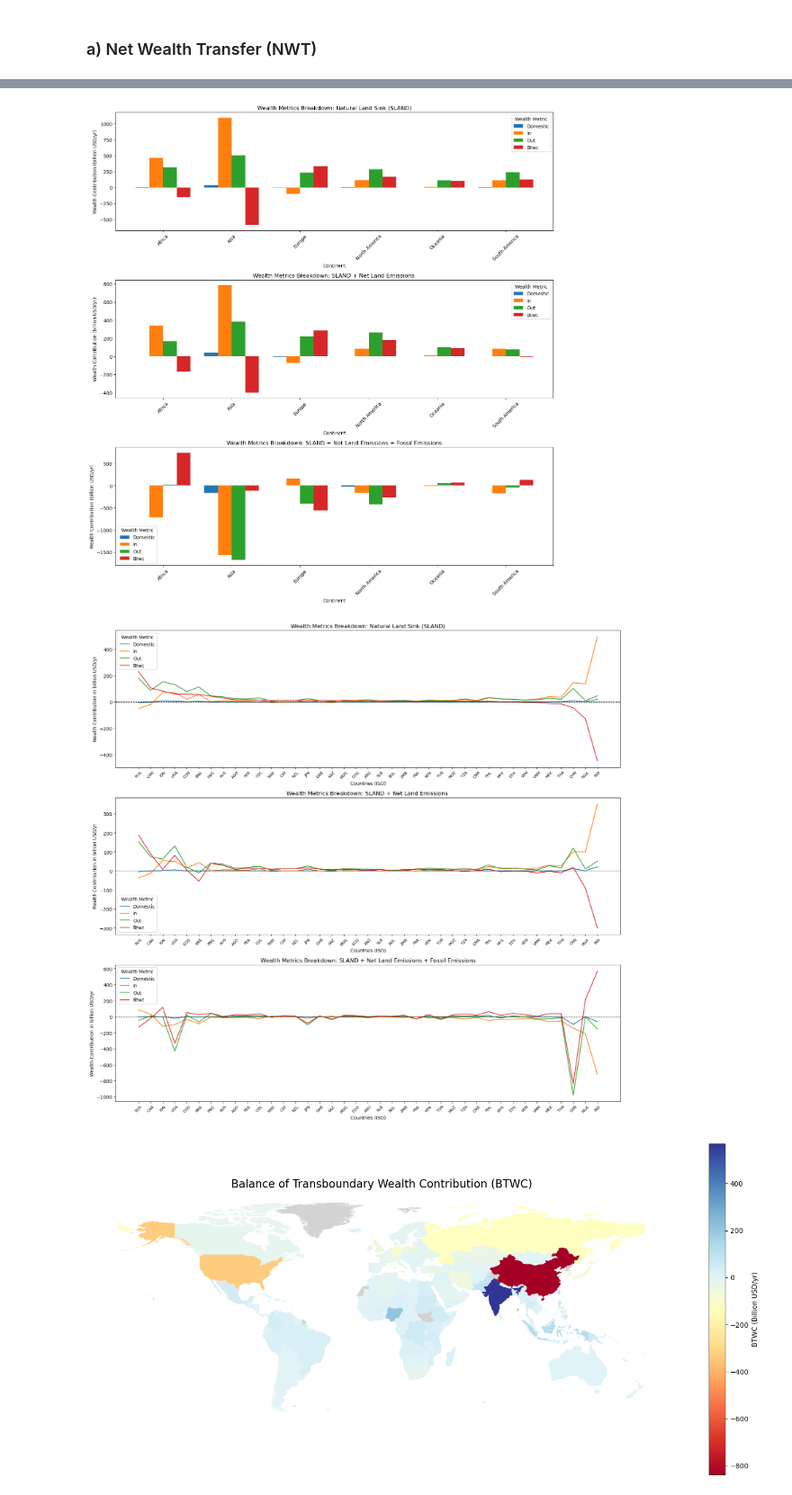
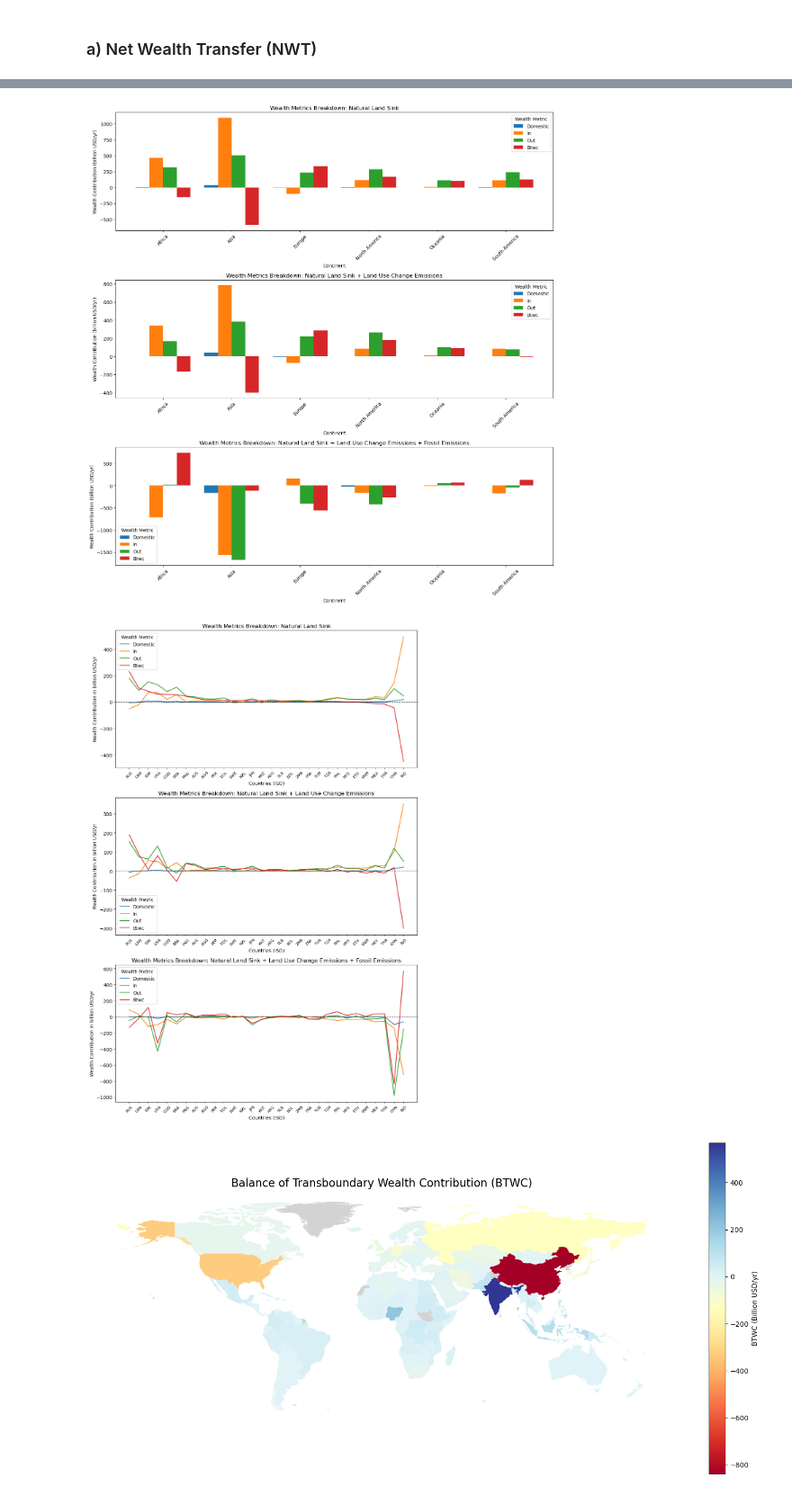
Before and after one commit to isaldiviagonzatti/landCSinkWealth, a Jupyter notebook: code/main.ipynb, the cells around one changed output, grey strips where cells are left out. Shown at 90% size. Saved outputs shown, nothing was run; the diff lists cells and outputs as text; code cells hidden in the pictures.

```diff
--- a/code/main.ipynb
+++ b/code/main.ipynb
@@ -1365,23 +1365,15 @@ countries_to_include = [
     "JPN",
     "MYS",
     "THA",
-    "KEN",
-    "MOZ",
     "VNM",
     "ZMB",
-    "MDG",
-    "CAF",
     "BOL",
     "NZL",
     "FRA",
-    "VEN",
-    "CMR",
-    "NGA",
-    "COG",
+    "DEU" "NGA",
     "TUR",
     "KAZ",
     "SLB",
-    "GAB",
     "SWE",
 ]
 # Filter the data for the selected countries
@@ -1800,9 +1794,9 @@ plt.show()
 # %%
 # Flux descriptions (dictionary)
 flux_descriptions = {
-    "SLAND": "Natural Land Sink (SLAND)",
-    "F_ab": "SLAND + Net Land Emissions ",
-    "F_abc": "SLAND + Net Land Emissions + Fossil Emissions",
+    "SLAND": "Natural Land Sink",
+    "F_ab": "Natural Land Sink + Land Use Change Emissions",
+    "F_abc": "Natural Land Sink + Land Use Change Emissions + Fossil Emissions",
 }
 # Group wealth metrics by continent
 
@@ -1864,7 +1858,7 @@ plt.savefig(imgDir + "Wealth_metrics_bar.jpg", format="jpg")
 
 plt.show()
 # %% [output]
-[figure, old version]
+[figure, new version]
 # %%
 # Sort the filtered dataframe by SLAND_BTWC in descending order
 filtered_df = filtered_df.sort_values(by="SLAND_BTWC", ascending=False)
@@ -1891,7 +1885,7 @@ sorted_countries = filtered_df["iso"].tolist()
 # Plot line chart
 
 
-fig, axs = plt.subplots(len(fluxes), 1, figsize=(16, 5 * len(fluxes)))
+fig, axs = plt.subplots(len(fluxes), 1, figsize=(10, 5 * len(fluxes)))
 
 
 for i, flux in enumerate(fluxes):
@@ -1914,34 +1908,34 @@ for i, flux in enumerate(fluxes):
         )
 
     # Formatting
 
     axs[i].set_xticks(np.arange(len(countries)))
 
     axs[i].set_xticklabels(countries, rotation=45, fontsize=8)
 
     axs[i].set_xlabel("Countries (ISO)")
 
     axs[i].set_ylabel("Wealth Contribution in billion USD/yr")
 
     axs[i].set_title(f"Wealth Metrics Breakdown: {flux_descriptions[flux]}")
 
     axs[i].axhline(0, color="black", linestyle="--", linewidth=1)  # Zero reference line
 
     axs[i].legend(title="Wealth Metric")
 
 
 # Adjust layout and show
 
 
 plt.tight_layout()
 
 
 plt.savefig(imgDir + "Wealth_metrics_line_plot.jpg", format="jpg")
 
 
 plt.show()
 # %% [output]
-[figure, old version]
+[figure, new version]
 # %%
 # Merge NWT data with world shapefile
 map_df = world.merge(
```
Also changed, not shown: parts of 3 cells of this notebook, 8 other files.
